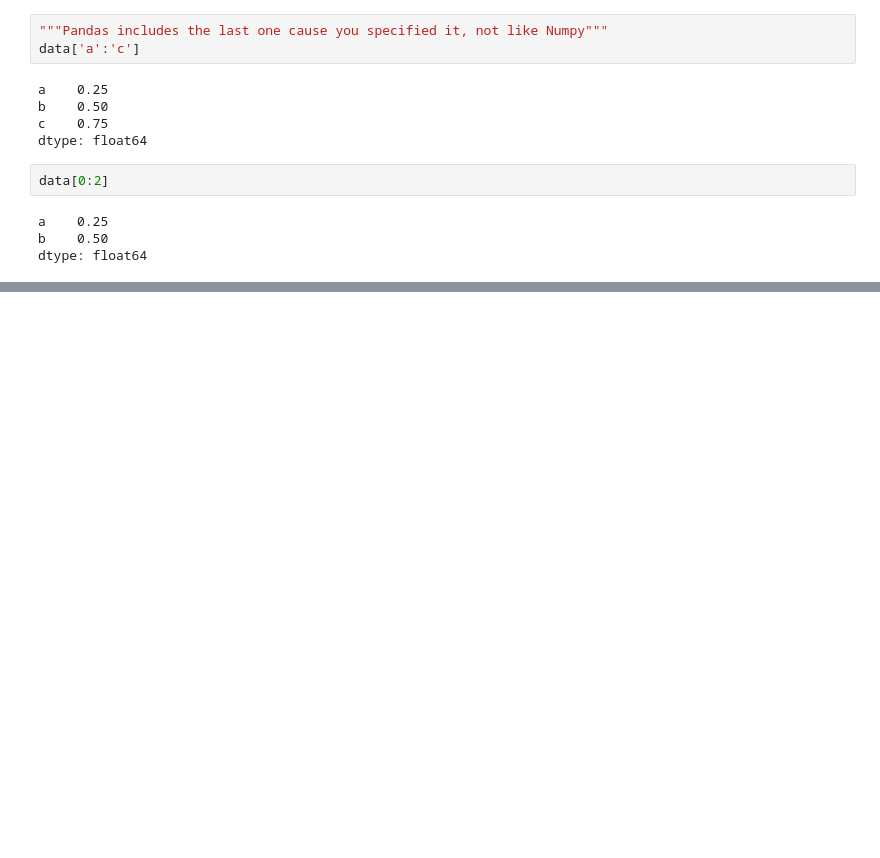
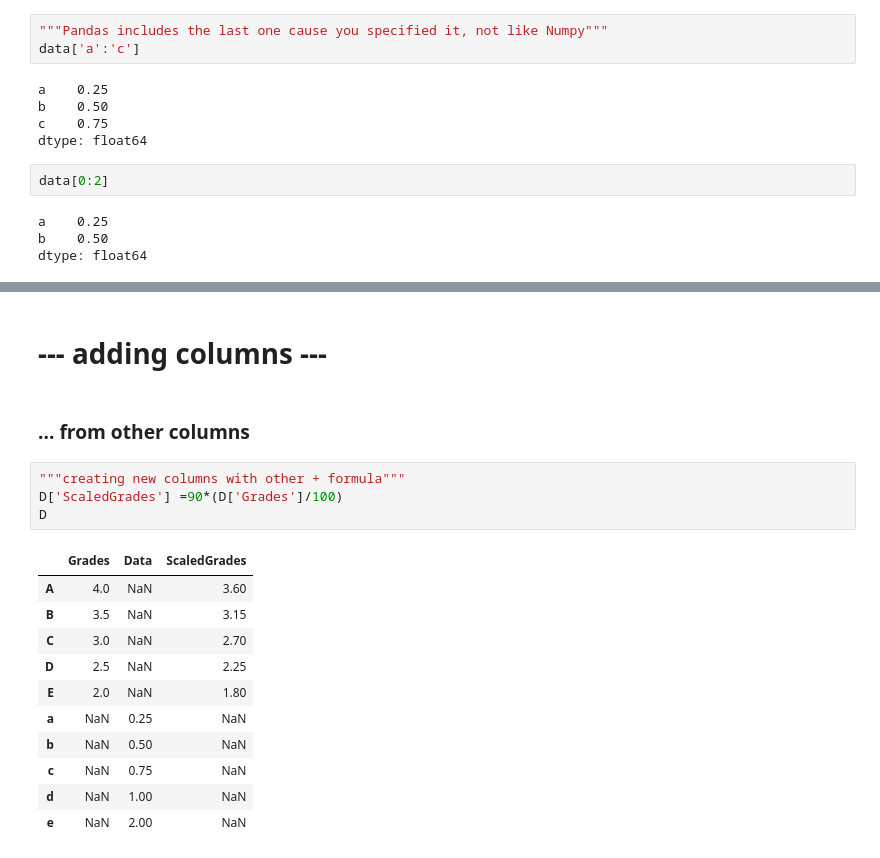
Before and after one commit to ortizfram/dataEngenieerFreeCodeCamp, a Jupyter notebook: MasteringPythonZeroToHero_part2.ipynb, the cells around one changed output, grey strips where cells are left out. Saved outputs shown, nothing was run; the diff lists cells and outputs as text; blank space fills up the shorter version.

```diff
--- a/MasteringPythonZeroToHero_part2.ipynb
+++ b/MasteringPythonZeroToHero_part2.ipynb
@@ -980,0 +1000,20 @@ Index(['Grades', 'Data'], dtype='object')
+# %% [markdown]
+# --- adding columns ---
+# %% [markdown]
+### ... from other columns
+# %%
+"""creating new columns with other + formula"""
+D['ScaledGrades'] =90*(D['Grades']/100)
+D
+# %% [output]
+|  | Grades | Data | ScaledGrades |
+| A | 4.0 | NaN | 3.60 |
+| B | 3.5 | NaN | 3.15 |
+| C | 3.0 | NaN | 2.70 |
+| D | 2.5 | NaN | 2.25 |
+| E | 2.0 | NaN | 1.80 |
+| a | NaN | 0.25 | NaN |
+| b | NaN | 0.50 | NaN |
+| c | NaN | 0.75 | NaN |
+| d | NaN | 1.00 | NaN |
+| e | NaN | 2.00 | NaN |
```
Also changed, not shown: parts of 26 cells of this notebook.
